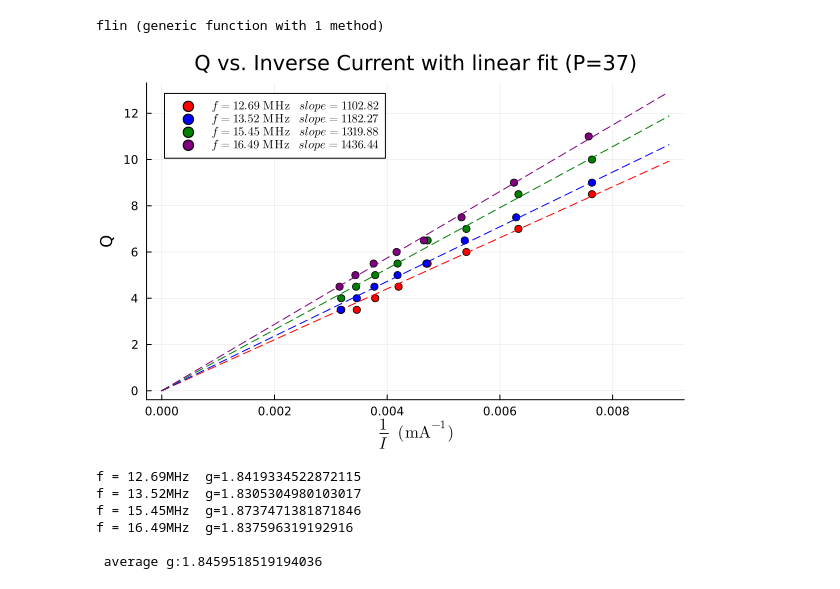
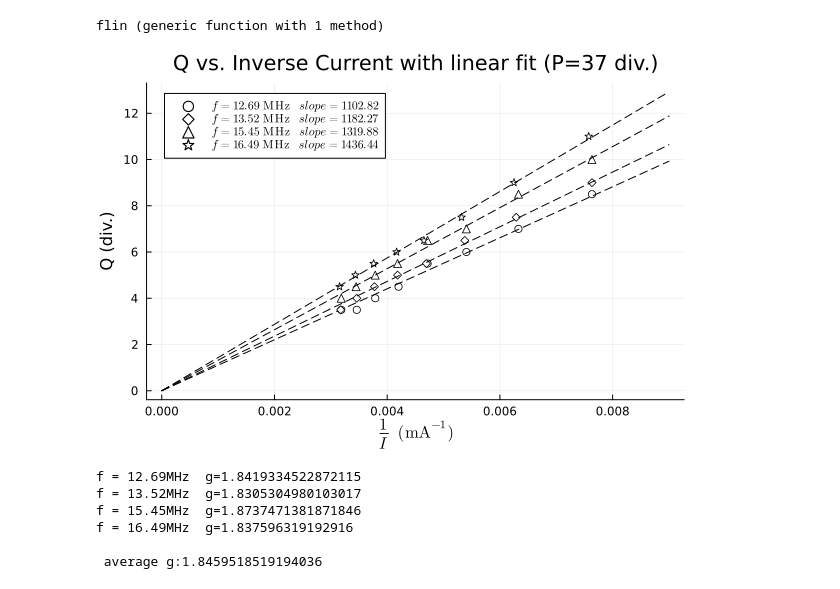
Before and after one commit to LoneWolf1304/PH4103, a Jupyter notebook: Expt1/analysis.ipynb, the cells around one changed output. Saved outputs shown, nothing was run; the diff lists cells and outputs as text; code cells hidden in the pictures.

```diff
--- a/Expt1/analysis.ipynb
+++ b/Expt1/analysis.ipynb
@@ -7,22 +7,22 @@ flin (generic function with 1 method)
 # %%
 f = [ 12.69,13.52,15.45,16.49]
 c=["red", "blue", "green", "purple", "cyan"]
+mkr = [:circle, :diamond, :utriangle, :star5]
 plot()
 slp_arr=[]
 for i in eachindex(f)
     datas = readdlm("f$(f[i])MHz.csv")
     curr = datas[2:end,4]
     Qvals = datas[2:end,2]
     ffit = curve_fit(flin, curr, Qvals, [1200.04])
     slp = round(ffit.param[1], digits=2)
     push!(slp_arr,slp)
-    scatter!(curr, Qvals, label=L"f=%$(f[i]) \ \mathrm{MHz}\ \ \  slope = %$(slp)", c=c[i])
-    plot!(LinRange(0,0.009,40), flin(LinRange(0,0.009,40), ffit.param), c=c[i], label="", linestyle=:dash)
+    scatter!(curr, Qvals, label=L"f=%$(f[i]) \ \mathrm{MHz}\ \ \  slope = %$(slp)", markercolor=RGBA(1, 1, 1, 0.8), marker=mkr[i], fa=0.8)
+    plot!(LinRange(0,0.009,40), flin(LinRange(0,0.009,40), ffit.param), c="black", label="", linestyle=:dash)
 end
+display(plot!(xlabel=L"\frac{1}{I} \ \ (\mathrm{mA}^{-1})", ylabel="Q (div.)",title="Q vs. Inverse Current with linear fit (P=37 div.)"))
+# %% [output]
+[figure, added]
-# %%
-display(plot!(xlabel=L"\frac{1}{I} \ \ (\mathrm{mA}^{-1})", ylabel="Q",title="Q vs. Inverse Current with linear fit (P=37)"))
-# %% [output]
-[figure, removed]
 # %%
 μ_b = 9.274*1e-24
 a = 7.7
```
Also changed, not shown: 1 other file.
